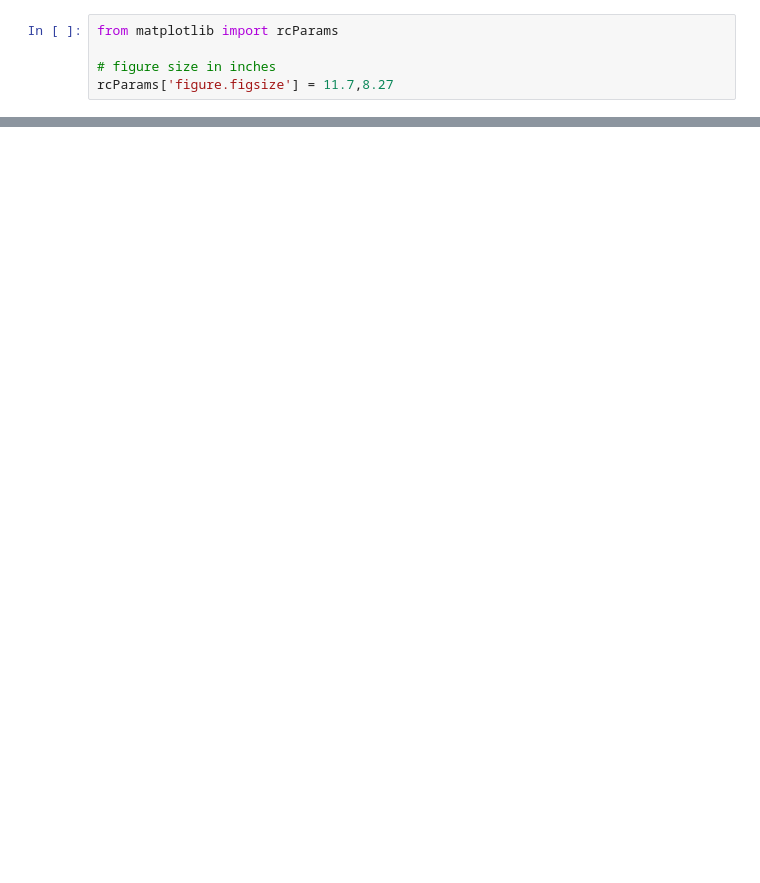
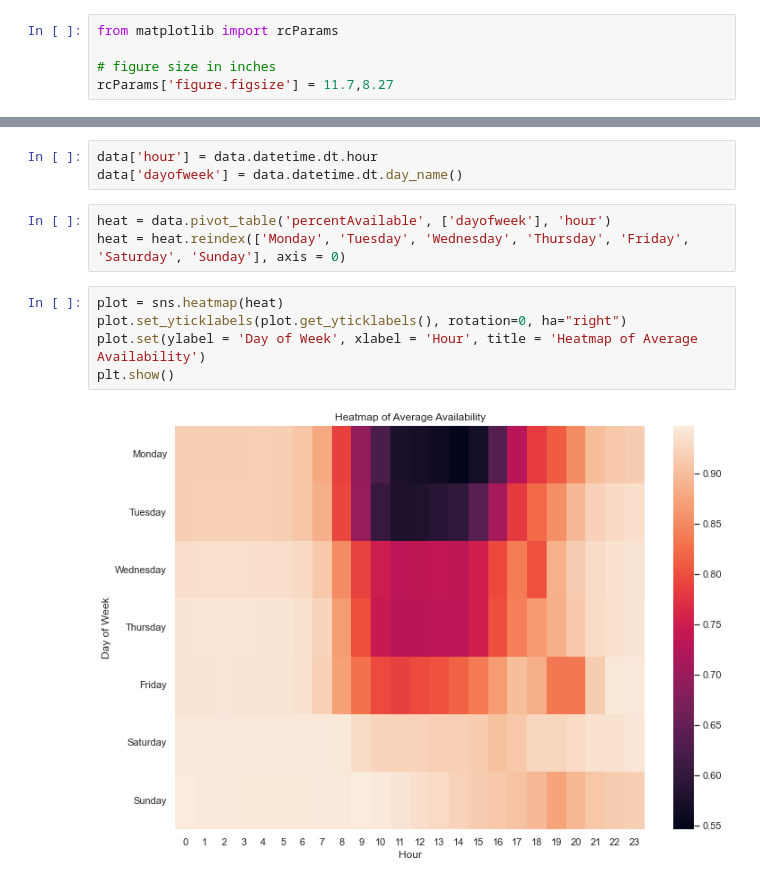
Before and after one commit to mitchell-jones/parking-heatmap, a Jupyter notebook: streamlit-feature-testing.ipynb, the cells around one changed output, grey strips where cells are left out. Saved outputs shown, nothing was run; the diff lists cells and outputs as text; blank space fills up the shorter version.

```diff
--- a/streamlit-feature-testing.ipynb
+++ b/streamlit-feature-testing.ipynb
@@ -103,0 +136,13 @@ plt.show()
+# %%
+data['hour'] = data.datetime.dt.hour
+data['dayofweek'] = data.datetime.dt.day_name()
+# %%
+heat = data.pivot_table('percentAvailable', ['dayofweek'], 'hour')
+heat = heat.reindex(['Monday', 'Tuesday', 'Wednesday', 'Thursday', 'Friday', 'Saturday', 'Sunday'], axis = 0)
+# %%
+plot = sns.heatmap(heat)
+plot.set_yticklabels(plot.get_yticklabels(), rotation=0, ha="right")
+plot.set(ylabel = 'Day of Week', xlabel = 'Hour', title = 'Heatmap of Average Availability')
+plt.show()
+# %% [output]
+[figure, added]
```
Also changed, not shown: parts of 9 cells of this notebook, 1 other file.
